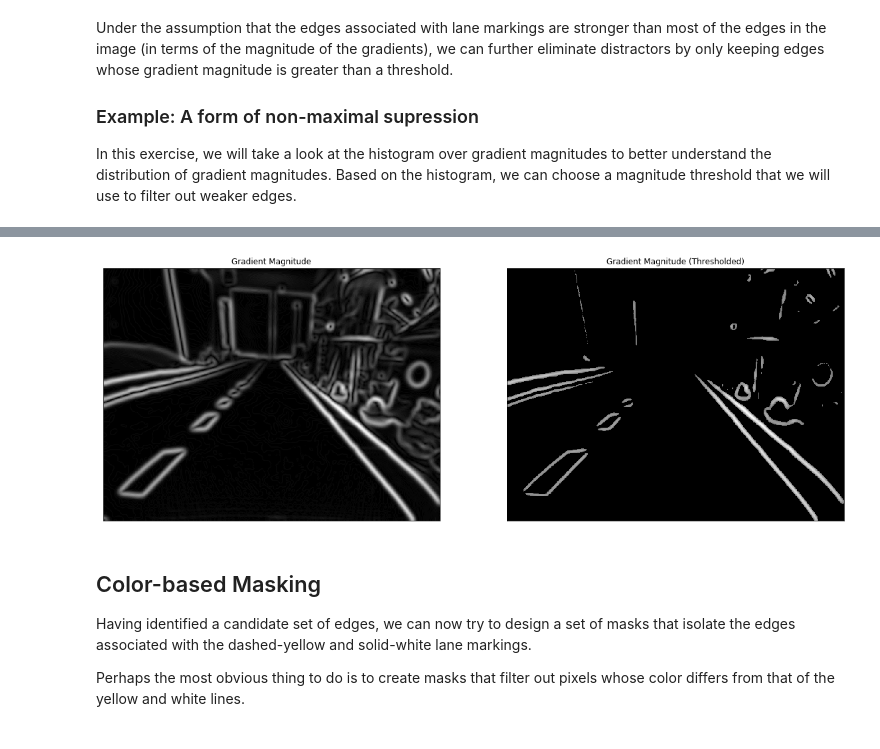
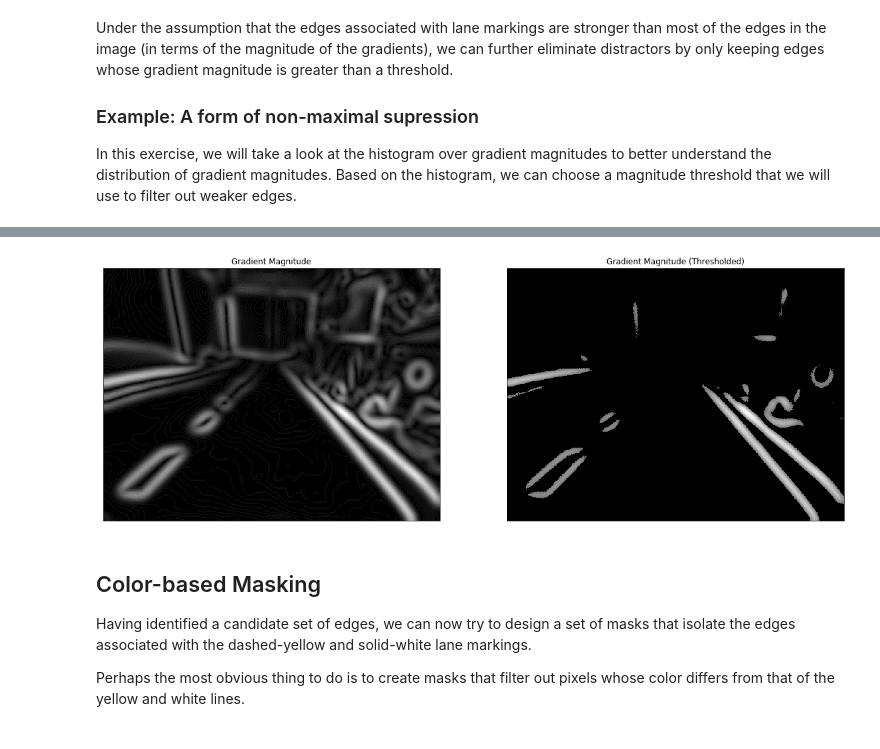
Before and after one commit to Rakshit-Shetty/mooc-exercises, a Jupyter notebook: visual_lane_servoing/solution/05-Visual-Servoing/visual_servoing_activity.ipynb, the cells around one changed output, grey strips where cells are left out. Drawn from its saved outputs; the diff is of its cells as text; code cells hidden in the pictures.

```diff
--- a/visual_lane_servoing/solution/05-Visual-Servoing/visual_servoing_activity.ipynb
+++ b/visual_lane_servoing/solution/05-Visual-Servoing/visual_servoing_activity.ipynb
@@ -154,7 +157,7 @@ The Sobel operator picks up on noise in the image as well as texture in the scen
 Using your experience from the previous exercise, identify a setting for the standard deviation of the Gaussian kernel that removes noise and local texture (e.g., that of the road surface), without sacrificing too much valid content (namely, the edges associated with lane markings)
 # %%
 # TODO: Identify a setting for the standard deviation that removes noise while not eliminating too much valid content.
-sigma = 4 # CHANGE ME
+sigma = 8 # CHANGE ME
 
 # Smooth the image using a Gaussian kernel
 img_gaussian_filter = cv2.GaussianBlur(img,(0,0), sigma)
@@ -218,19 +221,19 @@ ax1.set_title('Gradient Histogram');
 # %%
 # TODO: Use the histogram above to choose the minimum threshold on the gradient magnitude.
 #       Edges whos gradient magnitude is below this threshold will be filtered out.
-threshold = 60 # CHANGE ME
+threshold = 30 # CHANGE ME
 
 mask_mag = (Gmag > threshold)
 
 fig = plt.figure(figsize = (20,10))
 ax1 = fig.add_subplot(1,2,1)
 ax1.imshow(Gmag, cmap = 'gray')
 ax1.set_title('Gradient Magnitude'), ax1.set_xticks([]), ax1.set_yticks([])
 ax2 = fig.add_subplot(1,2,2)
 ax2.imshow(mask_mag*Gmag,cmap = 'gray')
 ax2.set_title('Gradient Magnitude (Thresholded)'), ax2.set_xticks([]), ax2.set_yticks([]);
 # %% [output]
-[figure, old version]
+[figure, new version]
 # %% [markdown]
 ## Color-based Masking
 
```
Also changed, not shown: parts of 13 cells of this notebook, 6 other files.
